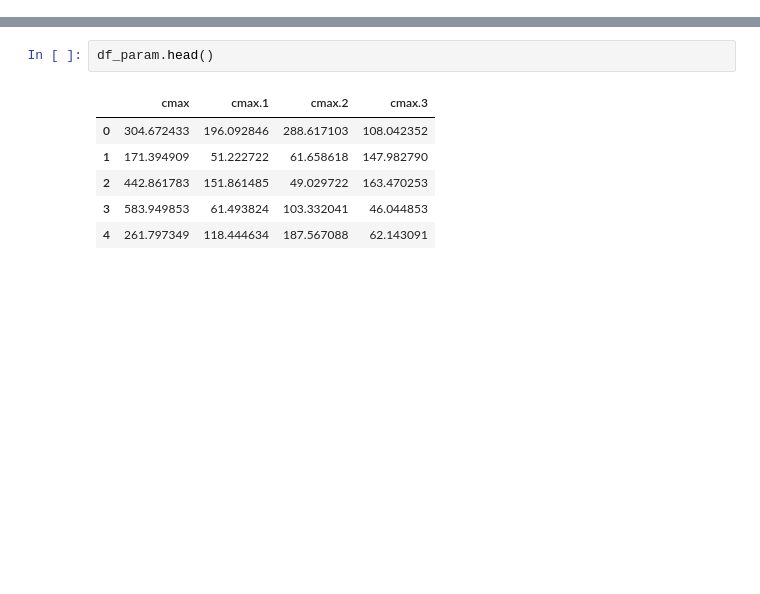
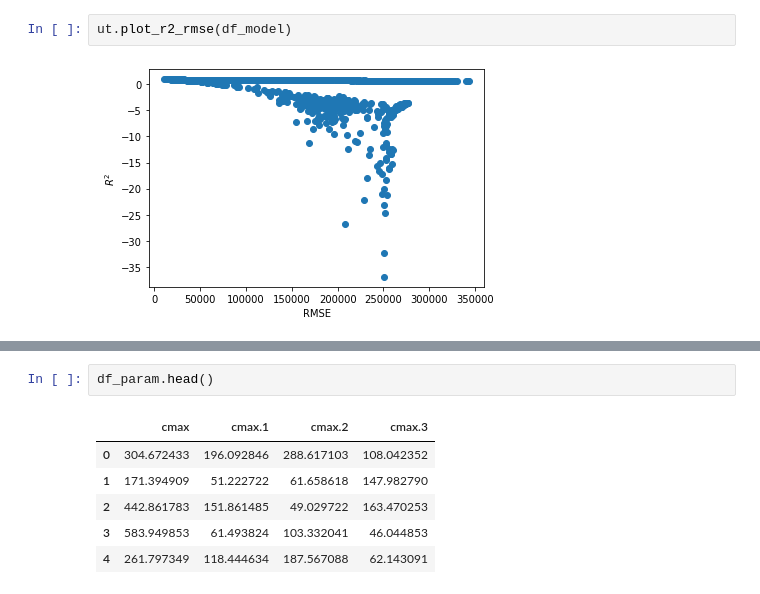
Before and after one commit to whrc/MADS-TEM-calibration, a Jupyter notebook: Calibration_Figures_Elchin.ipynb, the cells around one changed output, grey strips where cells are left out. Cells and saved outputs as stored; diff of their text form; blank space fills up the shorter version.

```diff
--- a/Calibration_Figures_Elchin.ipynb
+++ b/Calibration_Figures_Elchin.ipynb
@@ -6,0 +22,4 @@ from matplotlib import pyplot as plt
+# %%
+ut.plot_r2_rmse(df_model)
+# %% [output]
+[figure, added]
```
Also changed, not shown: parts of 36 cells of this notebook, 12 other files.
